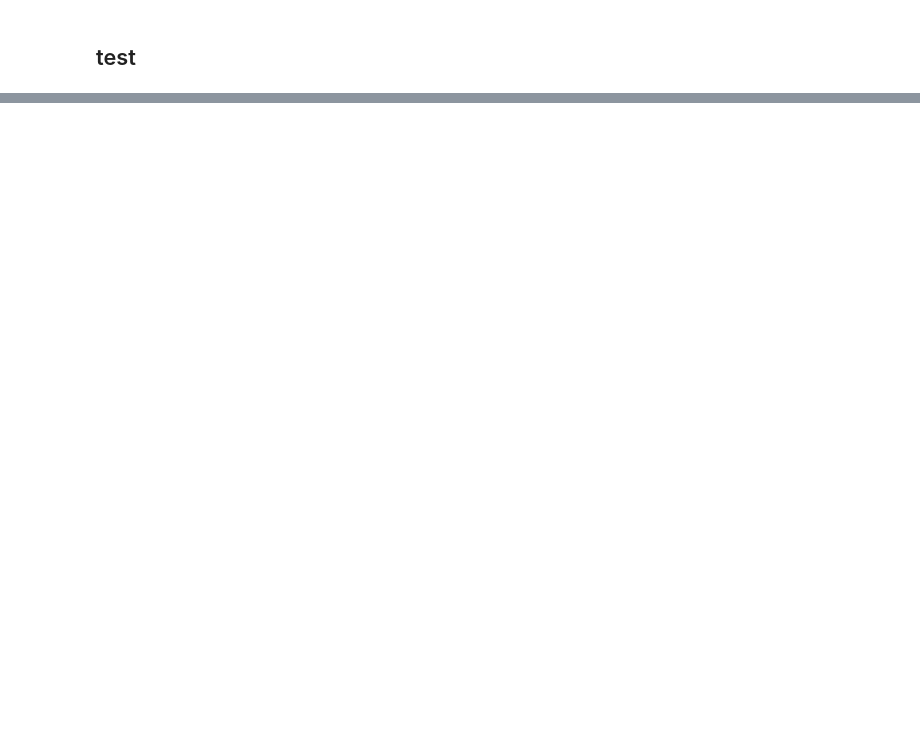
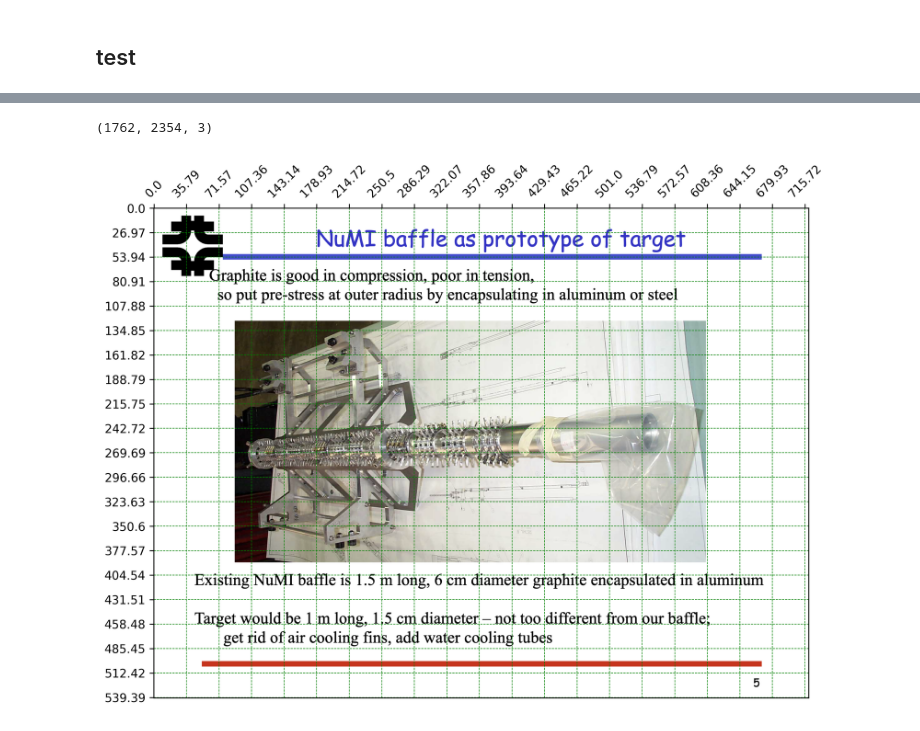
Before and after one commit to tyrionhuu/PPTLayout, a Jupyter notebook: notebooks/test.ipynb, the cells around one changed output, grey strips where cells are left out. Cells and saved outputs as stored; diff of their text form; code cells hidden in the pictures; blank space fills up the shorter version.

Commit message:
add grid to image

```diff
--- a/notebooks/test.ipynb
+++ b/notebooks/test.ipynb
@@ -116,0 +159,53 @@ generate_comparison_grid(
+# %%
+import matplotlib.pyplot as plt
+import matplotlib.ticker as ticker
+import numpy as np
+import cv2
+
+# Load the image using OpenCV
+image_path = '/data/tianyuhu/PPTLayout/notebooks/test_input/image.png'
+image = cv2.imread(image_path)
+image = cv2.cvtColor(image, cv2.COLOR_BGR2RGB)  # Convert BGR to RGB for correct color display
+print(image.shape)
+
+image_width = image.shape[1]
+image_height = image.shape[0]
+
+slide_width = 720
+slide_height = 540
+scale_x = slide_width / image_width
+scale_y = slide_height / image_height
+
+# Create a figure and display the image
+fig, ax = plt.subplots(figsize=(10, 8), dpi=300)
+ax.imshow(image)
+
+# Overlay grids
+ax.grid(color='green', linestyle='--', linewidth=0.5)  # Customize grid color and style
+interval_num = 20
+x_tick_interval = image_width // interval_num
+y_tick_interval = image_height // interval_num
+
+# Customize axis ticks and labels
+# Set the tick positions based on the image size
+ax.set_xticks(np.arange(0, image_width, x_tick_interval))
+ax.set_yticks(np.arange(0, image_height, y_tick_interval))
+
+# Set tick labels based on the slide size
+ax.set_xticklabels(np.round(np.arange(0, slide_width, x_tick_interval * scale_x), 2))
+ax.set_yticklabels(np.round(np.arange(0, slide_height, y_tick_interval * scale_y), 2))
+
+ax.xaxis.tick_top()
+
+# Set the ticks on the horizontal axis to 45 degrees
+plt.xticks(rotation=45)
+
+# Show axes
+ax.set_axis_on()
+plt.savefig('/data/tianyuhu/PPTLayout/notebooks/test_input/image_grid.png')
+
+# Display the image with the overlay
+plt.show()
+# %% [output]
+(1762, 2354, 3)
+[figure, added]
```
Also changed, not shown: parts of 4 cells of this notebook, 1 other file.
